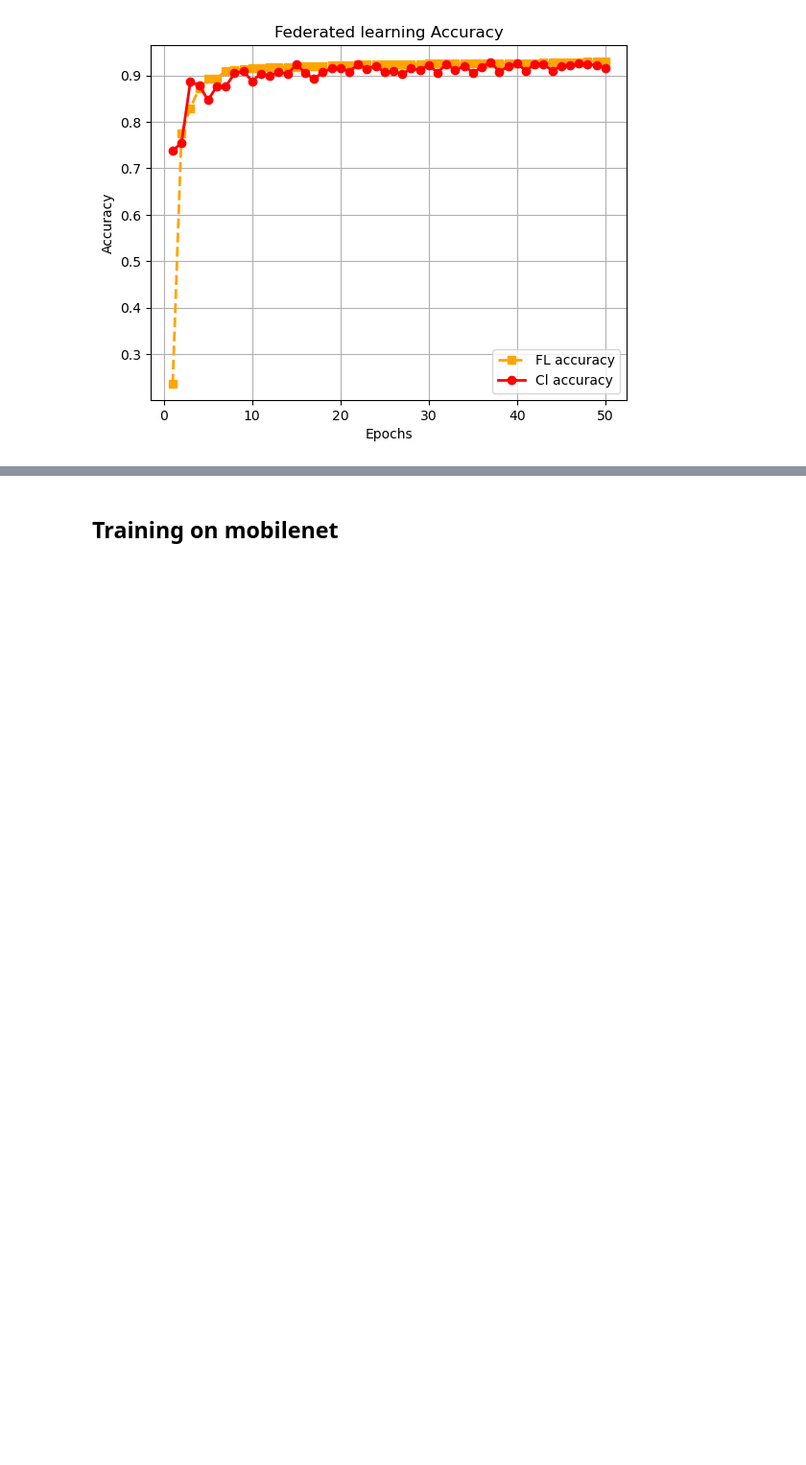
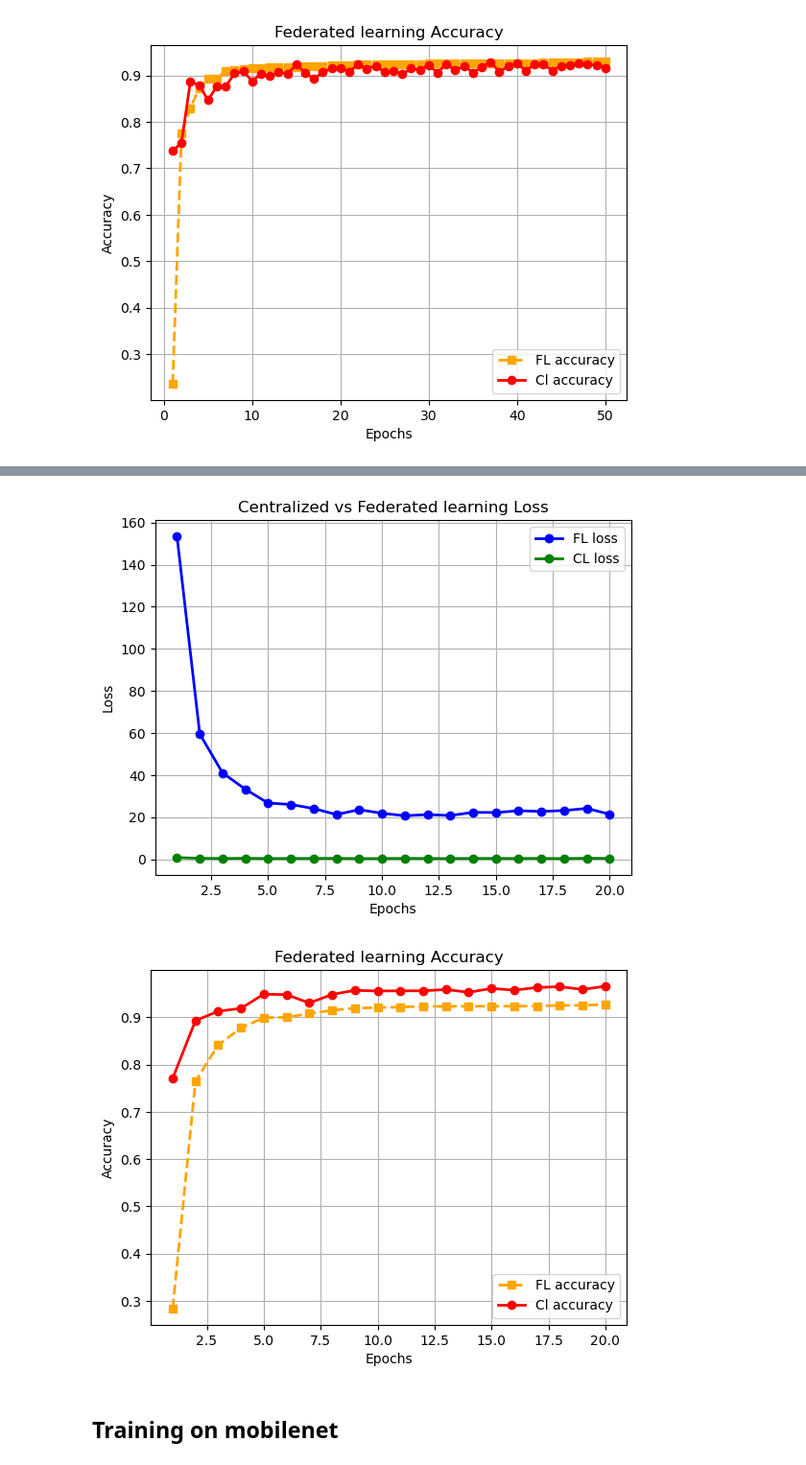
Before and after one commit to hyonbokan/abnormal_driving_behavior_classification, a Jupyter notebook: cent_training/plots/plots.ipynb, the cells around one changed output, grey strips where cells are left out. Shown at 96% size. Saved outputs shown, nothing was run; the diff lists cells and outputs as text; code cells hidden in the pictures; blank space fills up the shorter version.

```diff
--- a/cent_training/plots/plots.ipynb
+++ b/cent_training/plots/plots.ipynb
@@ -344,3 +356,16 @@ cl_vs_fl_plot(acc_results, loss_results, val_loss, val_acc)
+# %%
+import matplotlib.pyplot as plt
+
+# 20% test
+loss_results = [(1, 153.50321197509766), (2, 59.534921646118164), (3, 41.0496768951416), (4, 33.24302959442139), (5, 26.699231147766113), (6, 26.01151752471924), (7, 24.076370239257812), (8, 21.23068332672119), (9, 23.51512050628662), (10, 21.842992782592773), (11, 20.650961875915527), (12, 21.196276664733887), (13, 20.749189376831055), (14, 22.27508544921875), (15, 22.165099143981934), (16, 23.034259796142578), (17, 22.708853721618652), (18, 23.134933471679688), (19, 24.1338472366333), (20, 21.38523292541504)]
+acc_results = {'accuracy': [(1, 0.28391167192429023), (2, 0.7644584647739222), (3, 0.8413950227830354), (4, 0.8774973711882229), (5, 0.8992288818787242), (6, 0.8999298983526113), (7, 0.9081668419207851), (8, 0.92043463021381), (9, 0.9146512443042412), (10, 0.9193831055029793), (11, 0.9230634419908867), (12, 0.9216614090431126), (13, 0.9251664914125481), (14, 0.923764458464774), (15, 0.92534174553102), (16, 0.9234139502278303), (17, 0.9232386961093586), (18, 0.9235892043463021), (19, 0.9234139502278303), (20, 0.9270942867157378)]}
+val_loss = [0.7508941834041973, 0.43067751813864635, 0.34419337861557286, 0.436537681637181, 0.3115357452266662, 0.3380256662287809, 0.3848229894788016, 0.38855492352688, 0.29780041093583515, 0.30905195859883744, 0.39795206399065536, 0.3490716948053652, 0.28786744219082694, 0.37455116386528403, 0.3498538095564428, 0.3405658047305959, 0.39734578120769887, 0.28693536128620206, 0.44832590950590206, 0.3819097103234676]
+val_acc = [0.7707676130389064, 0.8929197336137399, 0.9128987031195233, 0.918857343147564, 0.9490010515247108, 0.9479495268138801, 0.9302488608482299, 0.9483000350508237, 0.9570627409744129, 0.9556607080266386, 0.9560112162635822, 0.9560112162635822, 0.9588152821591307, 0.9528566421310901, 0.961093585699264, 0.9574132492113565, 0.9630213810024536, 0.9647739221871714, 0.9588152821591307, 0.9658254468980021]
+
+cl_vs_fl_plot(acc_results, loss_results, val_loss, val_acc)
+# %% [output]
+[figure, added]
+[figure, added]
 # %% [markdown]
 ## Training on mobilenet
 # %%
```
Also changed, not shown: parts of 6 cells of this notebook, 7 other files.
